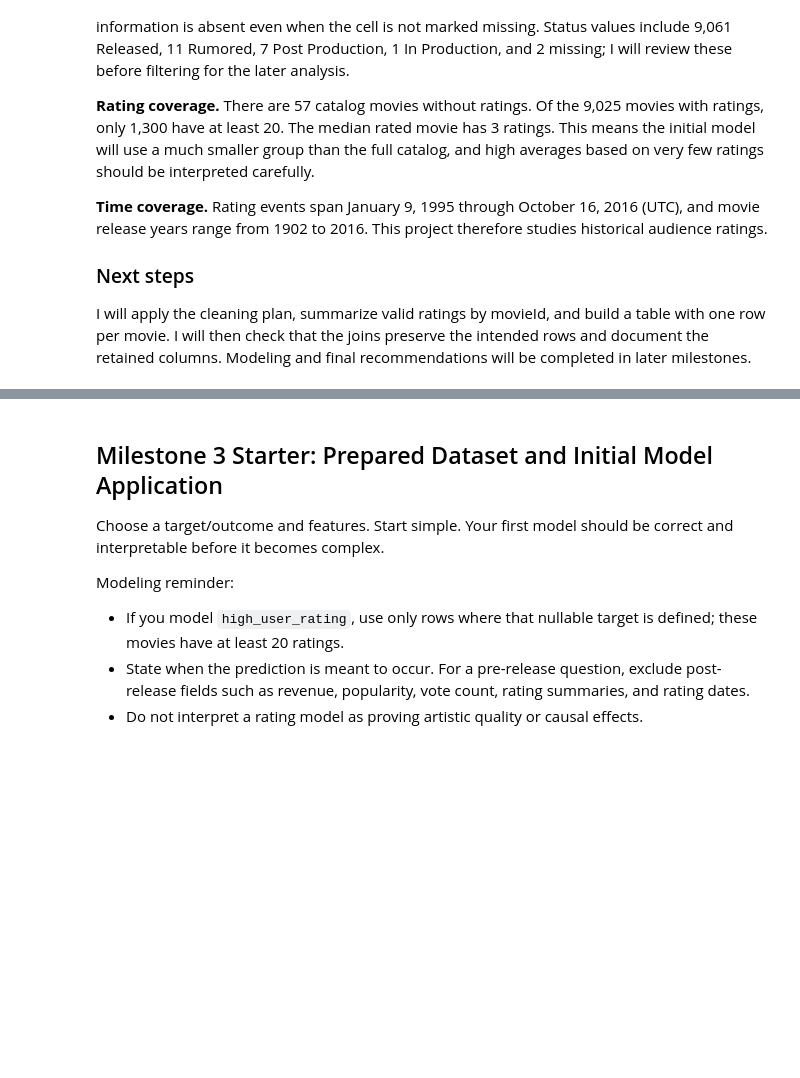
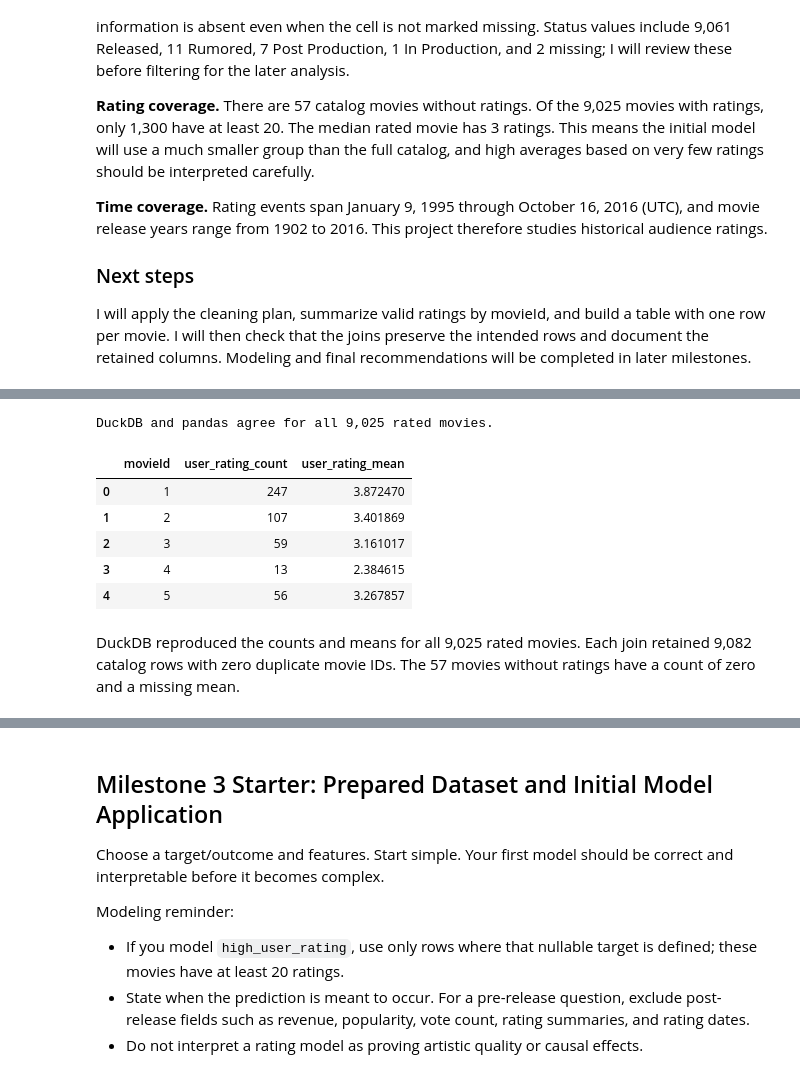
Before and after one commit to DYarritu11/BAN6003-MOVIES-PROJECT-DANIELYARRITU, a Jupyter notebook: notebooks/movies_project_starter.ipynb, the cells around one changed output, grey strips where cells are left out. Saved outputs shown, nothing was run; the diff lists cells and outputs as text; code cells hidden in the pictures; blank space fills up the shorter version.

```diff
--- a/notebooks/movies_project_starter.ipynb
+++ b/notebooks/movies_project_starter.ipynb
@@ -520,0 +570,32 @@ if RUN_FUTURE_MILESTONES:
+# %%
+import duckdb
+
+rating_query = """
+SELECT
+    movieId,
+    COUNT(*) AS user_rating_count,
+    AVG(rating) AS user_rating_mean
+FROM rating_events
+GROUP BY movieId
+ORDER BY movieId
+"""
+with duckdb.connect() as connection:
+    connection.register("rating_events", ratings)
+    sql_rating_summary = connection.sql(rating_query).df()
+
+pd.testing.assert_frame_equal(
+    sql_rating_summary, rating_summary[sql_rating_summary.columns],
+    check_dtype=False, rtol=1e-10, atol=1e-12,
+)
+display(sql_rating_summary.head())
+print(f"DuckDB and pandas agree for all {len(sql_rating_summary):,} rated movies.")
+# %% [output]
+DuckDB and pandas agree for all 9,025 rated movies.
+|  | movieId | user_rating_count | user_rating_mean |
+| 0 | 1 | 247 | 3.872470 |
+| 1 | 2 | 107 | 3.401869 |
+| 2 | 3 | 59 | 3.161017 |
+| 3 | 4 | 13 | 2.384615 |
+| 4 | 5 | 56 | 3.267857 |
+# %% [markdown]
+DuckDB reproduced the counts and means for all 9,025 rated movies. Each join retained 9,082 catalog rows with zero duplicate movie IDs. The 57 movies without ratings have a count of zero and a missing mean.
```
Also changed, not shown: parts of 28 cells of this notebook, 3 other files.
